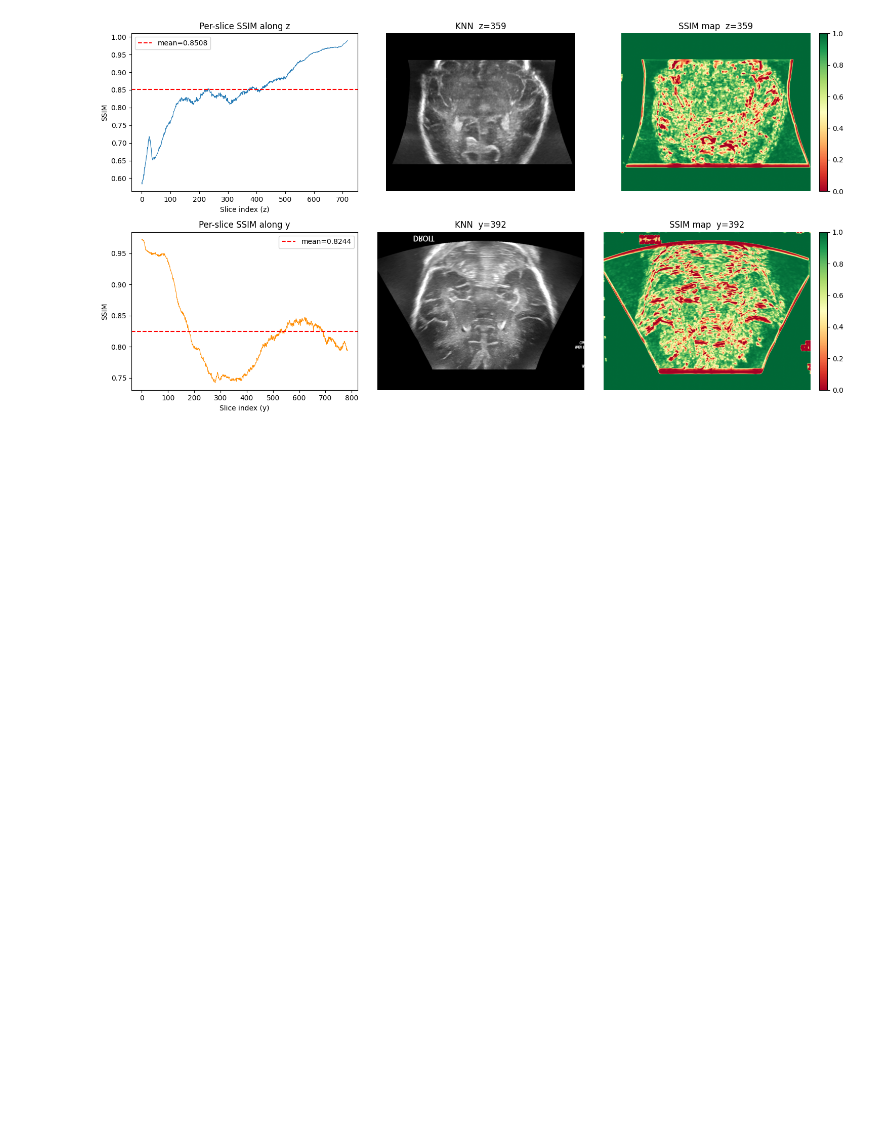
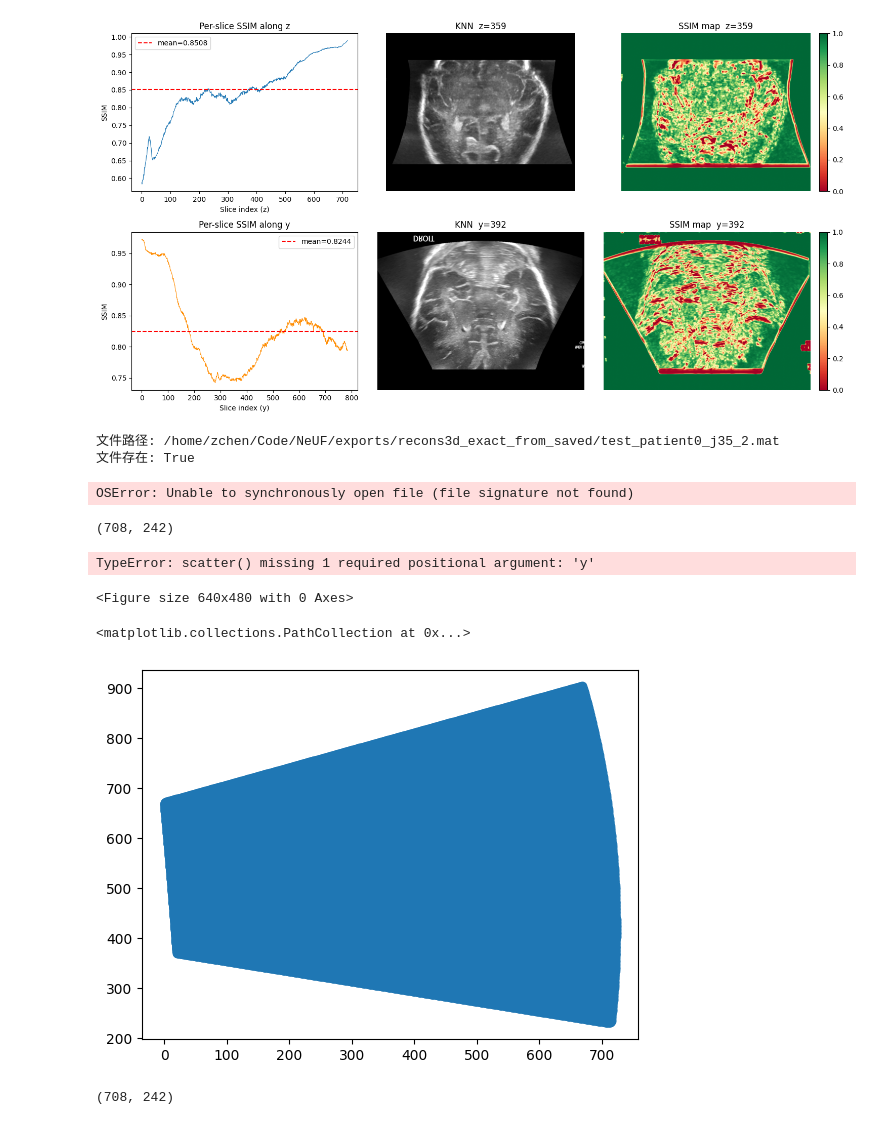
Before and after one commit to ZyyyChen/NeUF, a Jupyter notebook: Eval.ipynb, the cells around one changed output. Cells and saved outputs as stored; diff of their text form; code cells hidden in the pictures; blank space fills up the shorter version.

```diff
--- a/Eval.ipynb
+++ b/Eval.ipynb
@@ -758,3 +766,70 @@ Global 3-D SSIM (KNN vs NeRF): 0.8107
 Per-slice (z) SSIM — mean: 0.8508  min: 0.5834  max: 0.9897
 Per-slice (y) SSIM — mean: 0.8244  min: 0.7420  max: 0.9727
 [figure]
+# %%
+
+import h5py
+import numpy as np
+from pathlib import Path
+
+# 读取 v7.3 格式的 .mat 文件（使用 HDF5）
+file_path = Path('/home/zchen/Code/NeUF/exports/recons3d_exact_from_saved/test_patient0_j35_2.mat')
+
+print(f"文件路径: {file_path}")
+print(f"文件存在: {file_path.exists()}")
+print()
+
+with h5py.File(file_path, 'r') as f:
+    print("MAT 文件中的键:")
+    print(list(f.keys()))
+    print("\n" + "="*50 + "\n")
+
+    # 显示每个变量的信息
+    for key in f.keys():
+        if not key.startswith('#'):  # 跳过内部键
+            print(f"变量: {key}")
+            data_temp = f[key][:]
+            print(f"  数据类型: {type(data_temp)}")
+            print(f"  形状: {data_temp.shape}")
+            print(f"  dtype: {data_temp.dtype}")
+            if data_temp.dtype in [np.float32, np.float64, np.uint8, np.int32]:
+                print(f"  最小值: {data_temp.min()}, 最大值: {data_temp.max()}")
+            print()
+
+    # 读取主数据
+    data_recal = f['data_recal'][:]
+    print(f"✓ 已加载 data_recal，形状: {data_recal.shape}, dtype: {data_recal.dtype}")
+    # 读取 t_form 数据
+    t_form = f['t_form'][:]
+    print(f"✓ 已加载 t_form，形状: {t_form.shape}, dtype: {t_form.dtype}")
+# %% [output]
+文件路径: /home/zchen/Code/NeUF/exports/recons3d_exact_from_saved/test_patient0_j35_2.mat
+文件存在: True
+OSError: Unable to synchronously open file (file signature not found)
+# %%
+xp.shape
+# %% [output]
+(708, 242)
+# %%
+xp[0]
+
+plt.figure()
+
+plt.scatter(xp)
+# %% [output]
+TypeError: scatter() missing 1 required positional argument: 'y'
+<Figure size 640x480 with 0 Axes>
+# %%
+import numpy as np
+from matplotlib import pyplot as plt
+zp = np.load("zp.npy")
+xp = np.load("xp.npy")
+plt.figure()
+plt.scatter(xp, zp)
+# %% [output]
+<matplotlib.collections.PathCollection at 0x...>
+[figure, added]
+# %%
+xp.shape
+# %% [output]
+(708, 242)
```
Also changed, not shown: parts of 3 cells of this notebook, 32 other files.
